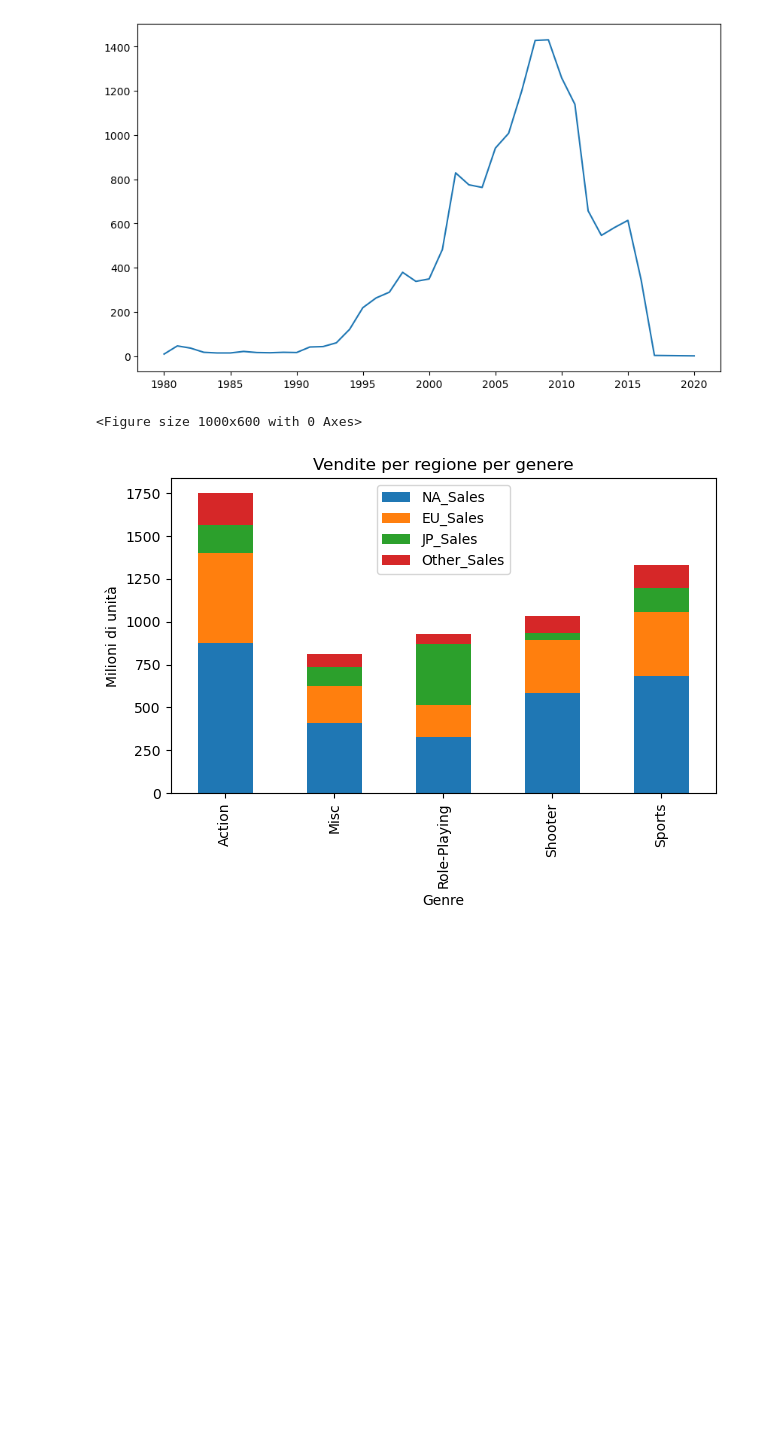
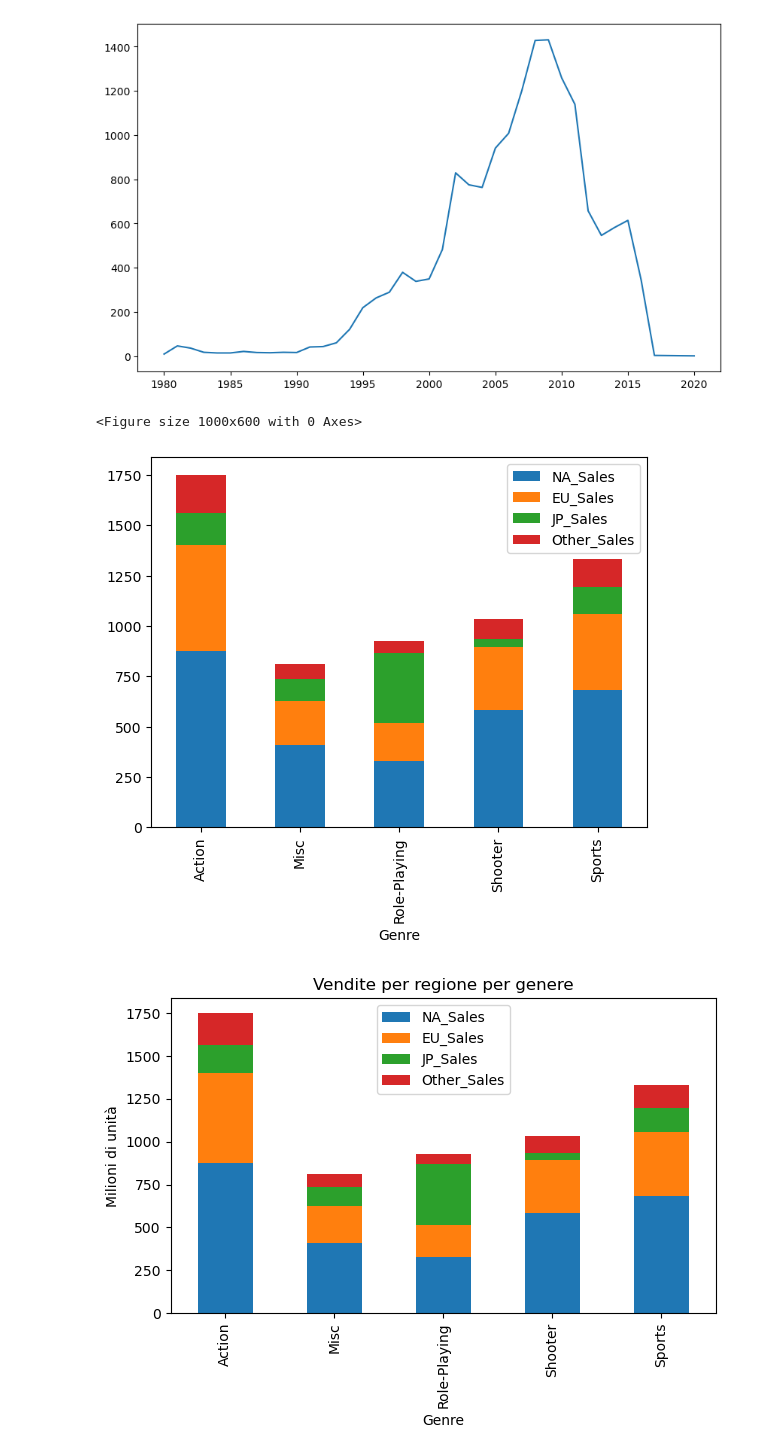
Before and after one commit to FrancescoMezzacasa/ProgrammingLab2, a Jupyter notebook: 5_Esericzi_lez5.ipynb, the cells around one changed output. Cells and saved outputs as stored; diff of their text form; code cells hidden in the pictures; blank space fills up the shorter version.

```diff
--- a/5_Esericzi_lez5.ipynb
+++ b/5_Esericzi_lez5.ipynb
@@ -144,20 +146,23 @@ plt.plot(anni)
 # %%
 #quarto punto
 
 #intanto devo cercare i generi con più titoli (vedo che sono quei 5 che poi ci sono nel grafico)
 
 generi_migliori = df.groupby("Genre")["Name"].count().sort_values(ascending=False).head(5)
 
 vendite_generi_migliori = df[df["Genre"].isin(generi_migliori.index)].groupby("Genre")[["NA_Sales", "EU_Sales", "JP_Sales", "Other_Sales"]].sum()
+vendite_generi_migliori_bis = df[df["Genre"].apply(lambda generi: generi in generi_migliori.index)].groupby("Genre")[["NA_Sales", "EU_Sales", "JP_Sales", "Other_Sales"]].sum()
 
 plt.figure(figsize=(10, 6))
 vendite_generi_migliori.plot(stacked=True, kind="bar")
+vendite_generi_migliori_bis.plot(stacked=True, kind="bar")
 
 plt.title("Vendite per regione per genere")
 plt.xlabel("Genre")
 plt.ylabel("Milioni di unità")
 plt.tight_layout()
 plt.show()
 # %% [output]
 <Figure size 1000x600 with 0 Axes>
-[figure, old version]
+[figure, new version]
+[figure, added]
```
Also changed, not shown: parts of 1 cell of this notebook, 8 other files.
